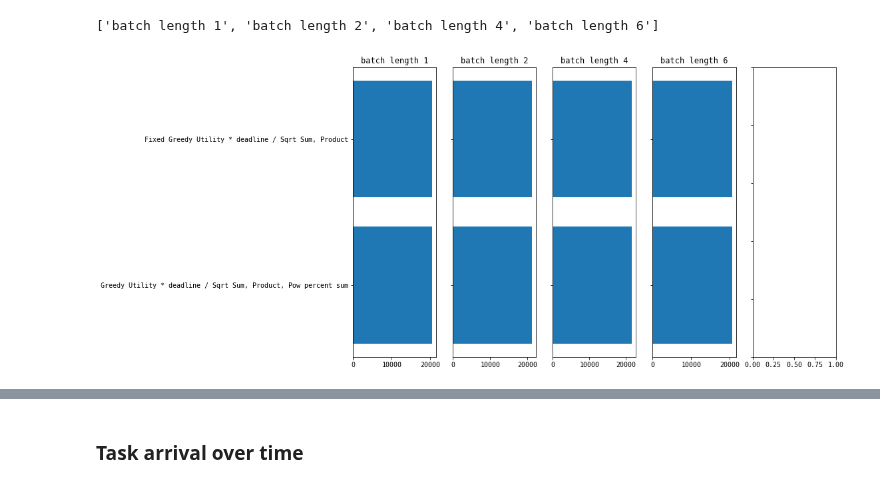
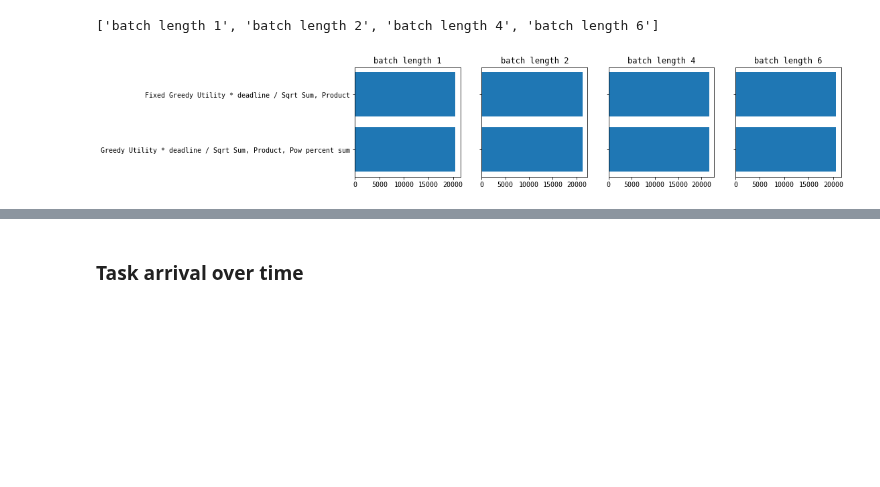
Before and after one commit to pseudo-rnd-thoughts/Elastic-Resource-Allocation, a Jupyter notebook: analysis/online.ipynb, the cells around one changed output, grey strips where cells are left out. Drawn from its saved outputs; the diff is of its cells as text; code cells hidden in the pictures; blank space fills up the shorter version.

Commit message:
Updated the online to fix batch periods

```diff
--- a/analysis/online.ipynb
+++ b/analysis/online.ipynb
@@ -21,7 +21,7 @@ from src.extra.io import save_plot
 matplotlib.rcParams['font.family'] = "monospace"
 %matplotlib inline
 # %%
-folder = '../data/online'
+folder = '../data/old/online'
 for filename in os.listdir(folder):
     if 'online' in filename:
         with open(f'{folder}/{filename}') as file:
@@ -55,14 +55,14 @@ batch_lengths
 # %% [output]
 ['batch length 1', 'batch length 2', 'batch length 4', 'batch length 6']
 # %%
-batch_fig, ax_batches = plt.subplots(1, 5, figsize=(13, 8))
+batch_fig, ax_batches = plt.subplots(1, 4, figsize=(13, 3))
 algos = list(single_model_results['batch length 1'].keys())
 for name, ax in zip(batch_lengths, ax_batches):
     ax.barh(algos, np.mean([single_model_results[name][algo]['social welfare'] for algo in algos]))
     ax.set_title(name)
 
 for ax in ax_batches[1:]:
     plt.setp(ax.get_yticklabels(), visible=False)
 # %% [output]
-[figure, old version]
+[figure, new version]
 # %%
```
Also changed, not shown: parts of 9 cells of this notebook, 5 other files.
